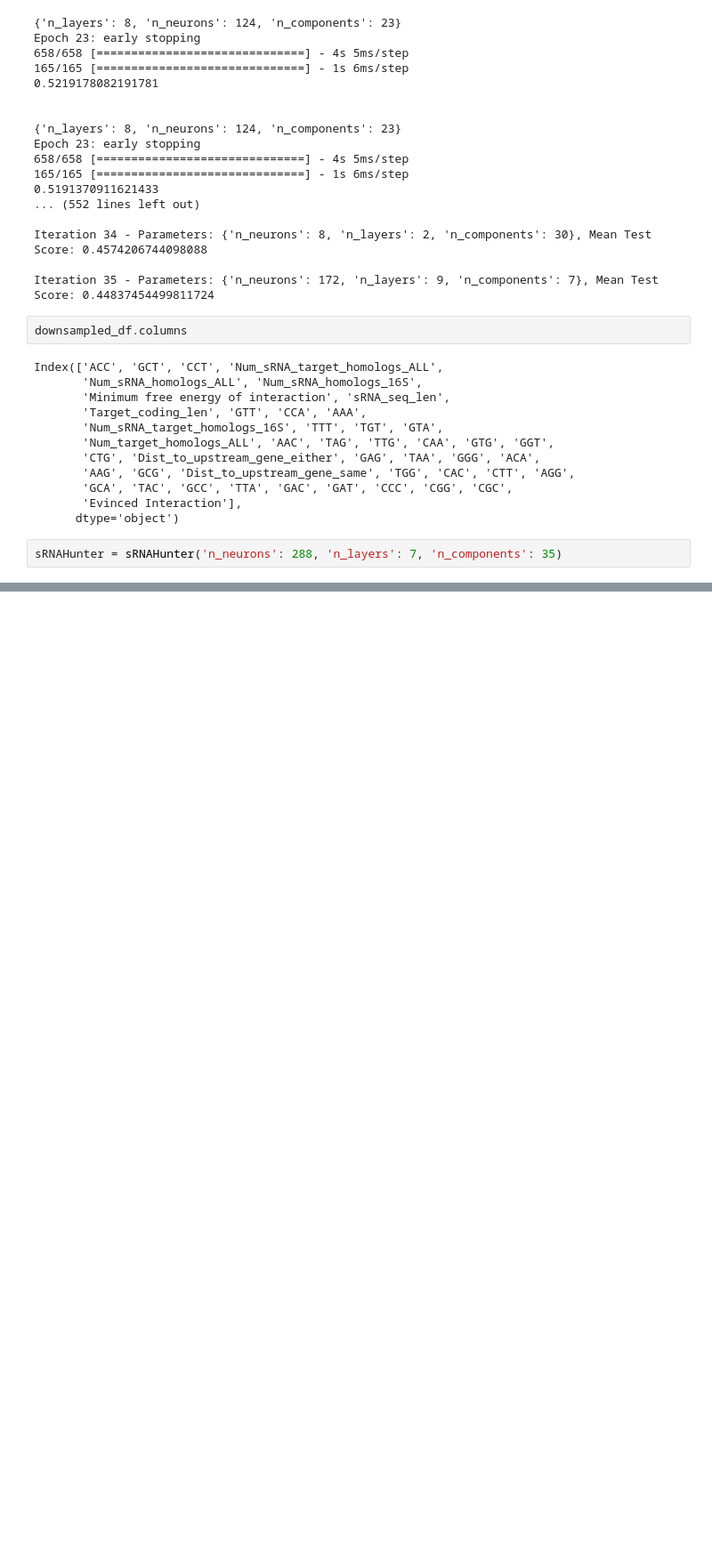
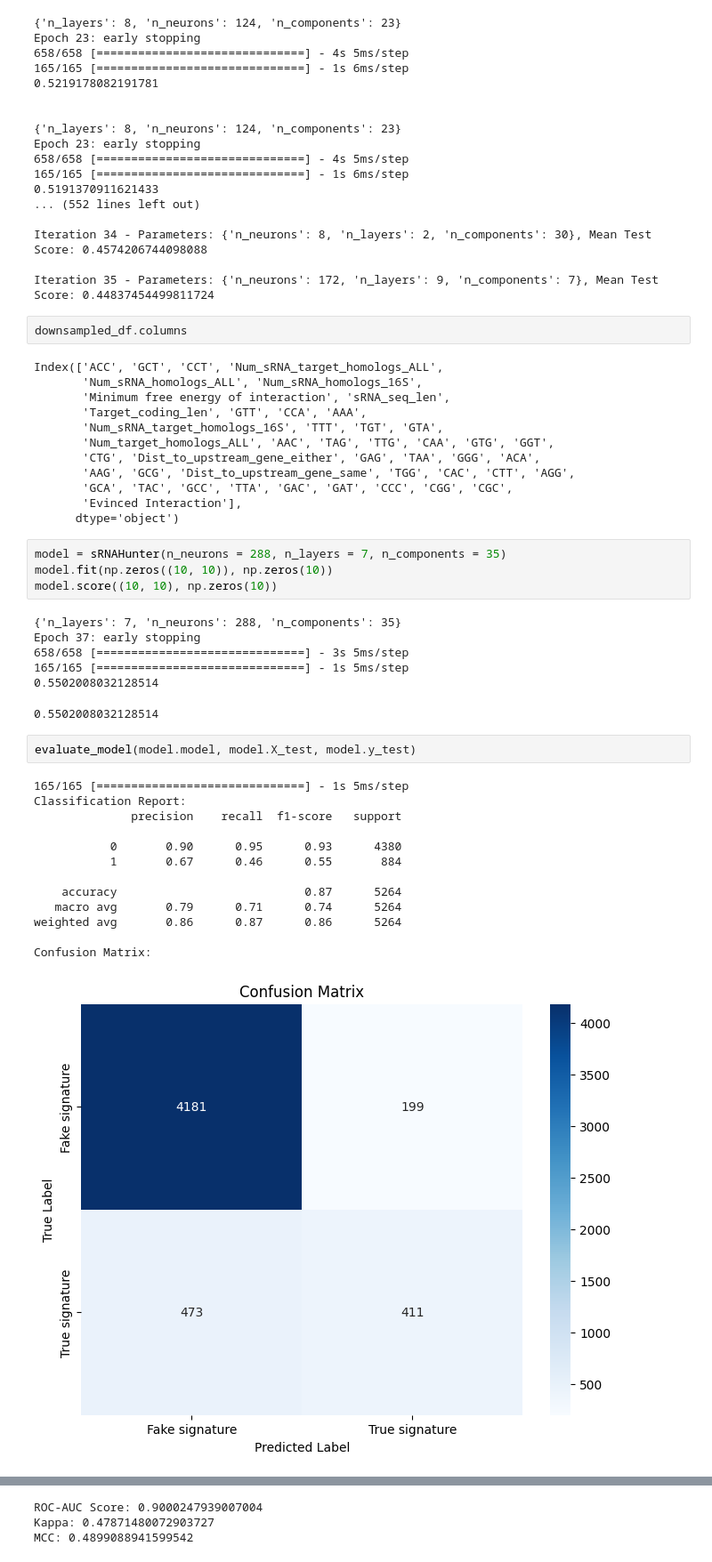
Before and after one commit to InnerShadow/RegulatoryRNAHunter, a Jupyter notebook: sRNAHunter.ipynb, the cells around one changed output, grey strips where cells are left out. Shown at 89% size. Saved outputs shown, nothing was run; the diff lists cells and outputs as text; blank space fills up the shorter version.

```diff
--- a/sRNAHunter.ipynb
+++ b/sRNAHunter.ipynb
@@ -970,5 +970,30 @@ Index(['ACC', 'GCT', 'CCT', 'Num_sRNA_target_homologs_ALL',
        'GCA', 'TAC', 'GCC', 'TTA', 'GAC', 'GAT', 'CCC', 'CGG', 'CGC',
        'Evinced Interaction'],
       dtype='object')
-# %%
-sRNAHunter = sRNAHunter('n_neurons': 288, 'n_layers': 7, 'n_components': 35)
+# %%
+model = sRNAHunter(n_neurons = 288, n_layers = 7, n_components = 35)
+model.fit(np.zeros((10, 10)), np.zeros(10))
+model.score((10, 10), np.zeros(10))
+# %% [output]
+{'n_layers': 7, 'n_neurons': 288, 'n_components': 35}
+Epoch 37: early stopping
+658/658 [==============================] - 3s 5ms/step
+165/165 [==============================] - 1s 5ms/step
+0.5502008032128514
+0.5502008032128514
+# %%
+evaluate_model(model.model, model.X_test, model.y_test)
+# %% [output]
+165/165 [==============================] - 1s 5ms/step
+Classification Report:
+              precision    recall  f1-score   support
+
+           0       0.90      0.95      0.93      4380
+           1       0.67      0.46      0.55       884
+
+    accuracy                           0.87      5264
+   macro avg       0.79      0.71      0.74      5264
+weighted avg       0.86      0.87      0.86      5264
+
+Confusion Matrix:
+[figure, added]
@@ -974,0 +1002,3 @@ sRNAHunter = sRNAHunter('n_neurons': 288, 'n_layers': 7, 'n_components': 35)
+ROC-AUC Score: 0.9000247939007004
+Kappa: 0.47871480072903727
+MCC: 0.4899088941599542
```
Also changed, not shown: parts of 8 cells of this notebook.
